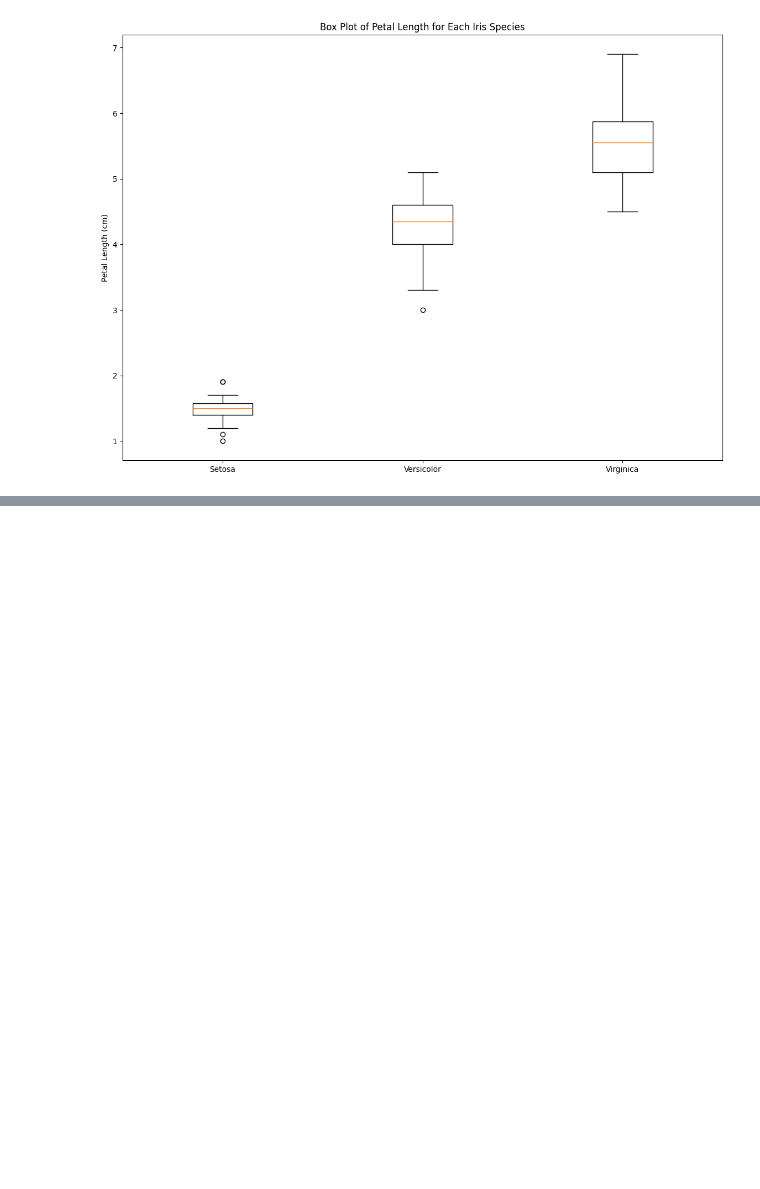
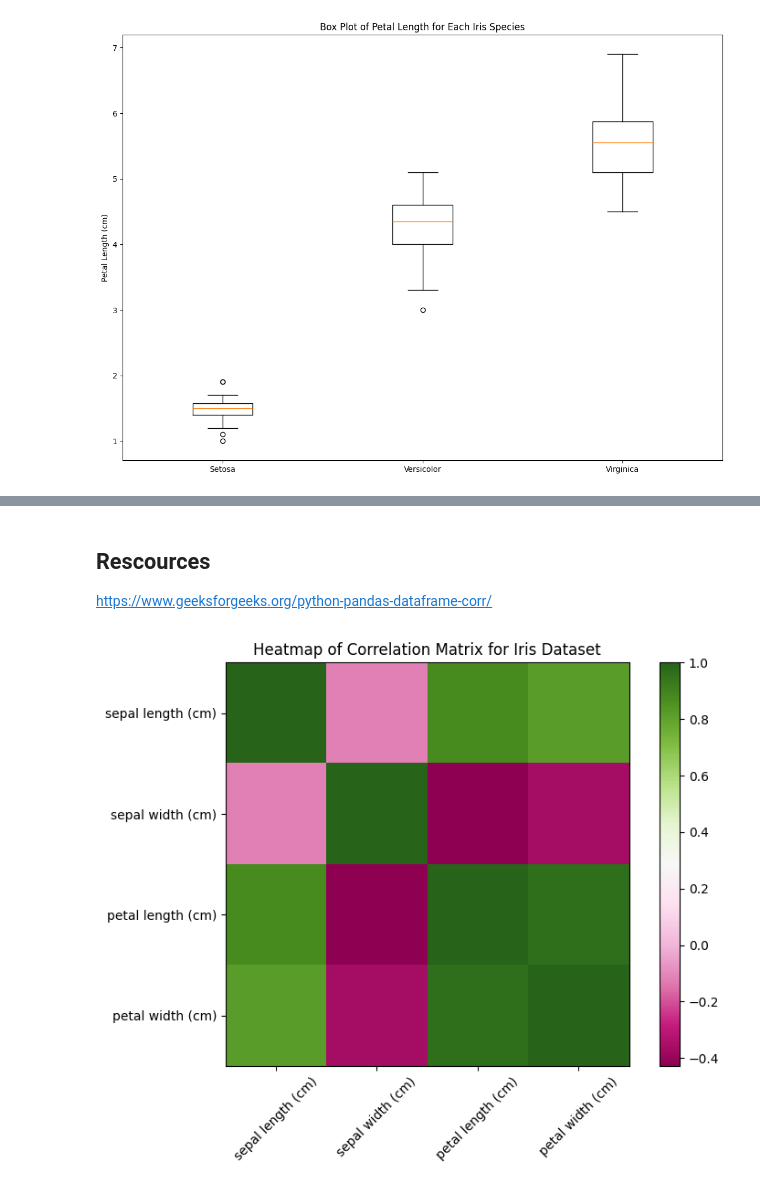
Before and after one commit to LDonn32/principles_of_data_analytics, a Jupyter notebook: tasks.ipynb, the cells around one changed output, grey strips where cells are left out. Saved outputs shown, nothing was run; the diff lists cells and outputs as text; code cells hidden in the pictures; blank space fills up the shorter version.

```diff
--- a/tasks.ipynb
+++ b/tasks.ipynb
@@ -422,0 +427,51 @@ plt.show()
+# %% [markdown]
+## Rescources
+
+https://www.geeksforgeeks.org/python-pandas-dataframe-corr/
+# %%
+import matplotlib.pyplot as plt
+from sklearn.datasets import load_iris
+import pandas as pd
+import numpy as np
+
+# Load the Iris dataset
+
+iris = load_iris()
+
+# convert the data into a Pandas Dataframe
+# adds columns based off the feature names from the data
+
+df = pd.DataFrame(data=iris.data, columns=iris.feature_names)
+
+# Using the corr() function to calculate correlations between columns in the DF.
+# [Link] https://www.geeksforgeeks.org/python-pandas-dataframe-corr/
+corr_matrix = df.corr()
+
+# Generate the heatmap using imshow
+# Set the figure size
+
+plt.figure(figsize=(8, 6))
+
+# Create heatmap
+
+plt.imshow(corr_matrix, cmap='PiYG', interpolation='none')
+
+# Add a color bar
+
+plt.colorbar()
+
+# Set the labels on axes
+
+plt.xticks(np.arange(len(corr_matrix.columns)), corr_matrix.columns, rotation=45)
+plt.yticks(np.arange(len(corr_matrix.columns)), corr_matrix.columns)
+
+# Set a title and show
+
+plt.title('Heatmap of Correlation Matrix for Iris Dataset')
+
+# Adjust layout for better spacing
+
+plt.tight_layout()
+plt.show()
+# %% [output]
+[figure, added]
```
Also changed, not shown: parts of 4 cells of this notebook.
